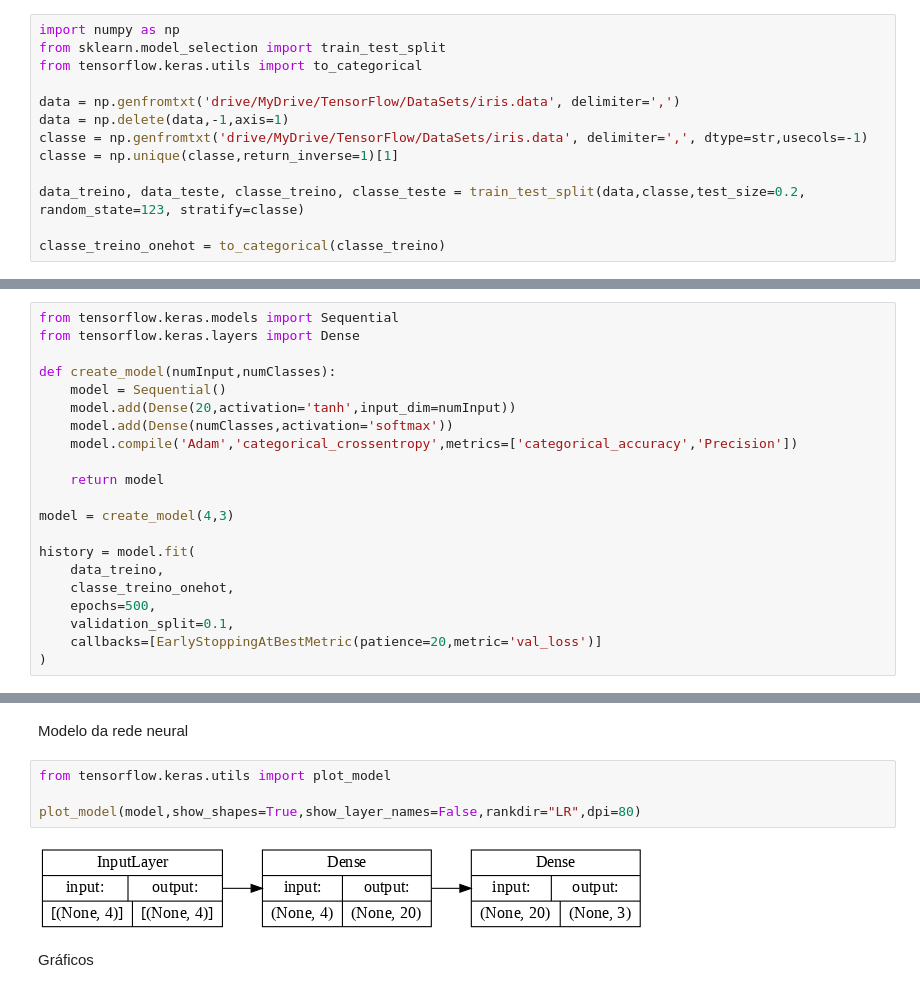
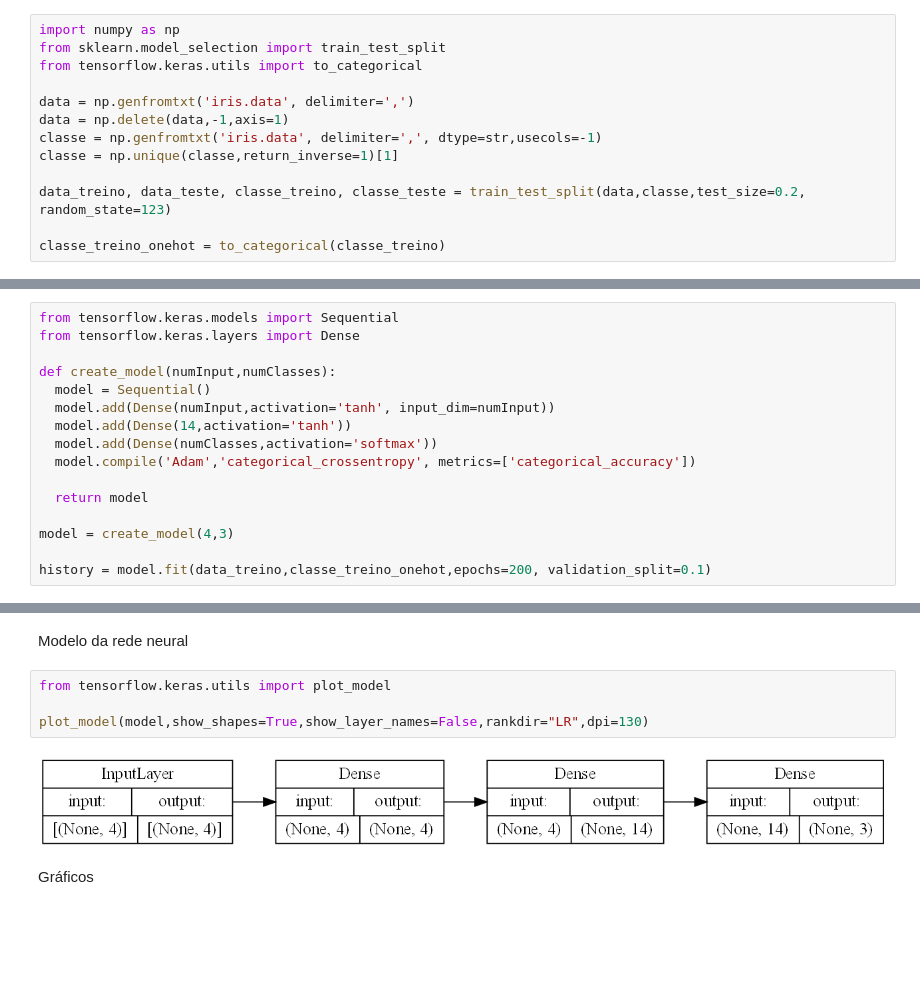
Before and after one commit to rfps09/Monitoria, a Jupyter notebook: SemanaAcademica/SemanaAcademicaIris.ipynb, the cells around one changed output, grey strips where cells are left out. Drawn from its saved outputs; the diff is of its cells as text; blank space fills up the shorter version.

```diff
--- a/SemanaAcademica/SemanaAcademicaIris.ipynb
+++ b/SemanaAcademica/SemanaAcademicaIris.ipynb
@@ -9,11 +9,11 @@ import numpy as np
 from sklearn.model_selection import train_test_split
 from tensorflow.keras.utils import to_categorical
 
-data = np.genfromtxt('drive/MyDrive/TensorFlow/DataSets/iris.data', delimiter=',')
+data = np.genfromtxt('iris.data', delimiter=',')
 data = np.delete(data,-1,axis=1)
-classe = np.genfromtxt('drive/MyDrive/TensorFlow/DataSets/iris.data', delimiter=',', dtype=str,usecols=-1)
+classe = np.genfromtxt('iris.data', delimiter=',', dtype=str,usecols=-1)
 classe = np.unique(classe,return_inverse=1)[1]
 
-data_treino, data_teste, classe_treino, classe_teste = train_test_split(data,classe,test_size=0.2, random_state=123, stratify=classe)
+data_treino, data_teste, classe_treino, classe_teste = train_test_split(data,classe,test_size=0.2, random_state=123)
 
 classe_treino_onehot = to_categorical(classe_treino)
@@ -66,20 +24,15 @@ from tensorflow.keras.models import Sequential
 from tensorflow.keras.layers import Dense
 
 def create_model(numInput,numClasses):
-    model = Sequential()
-    model.add(Dense(20,activation='tanh',input_dim=numInput))
-    model.add(Dense(numClasses,activation='softmax'))
-    model.compile('Adam','categorical_crossentropy',metrics=['categorical_accuracy','Precision'])
+  model = Sequential()
+  model.add(Dense(numInput,activation='tanh', input_dim=numInput))
+  model.add(Dense(14,activation='tanh'))
+  model.add(Dense(numClasses,activation='softmax'))
+  model.compile('Adam','categorical_crossentropy', metrics=['categorical_accuracy'])
 
-    return model
+  return model
 
 model = create_model(4,3)
 
-history = model.fit(
-    data_treino,
-    classe_treino_onehot,
-    epochs=500,
-    validation_split=0.1,
-    callbacks=[EarlyStoppingAtBestMetric(patience=20,metric='val_loss')]
-)
+history = model.fit(data_treino,classe_treino_onehot,epochs=200, validation_split=0.1)
 # %% [output]
@@ -105,8 +58,8 @@ Modelo da rede neural
 # %%
 from tensorflow.keras.utils import plot_model
 
-plot_model(model,show_shapes=True,show_layer_names=False,rankdir="LR",dpi=80)
+plot_model(model,show_shapes=True,show_layer_names=False,rankdir="LR",dpi=130)
 # %% [output]
-[figure, old version]
+[figure, new version]
 # %% [markdown]
 Gráficos
```
Also changed, not shown: parts of 13 cells of this notebook, 1 other file.
